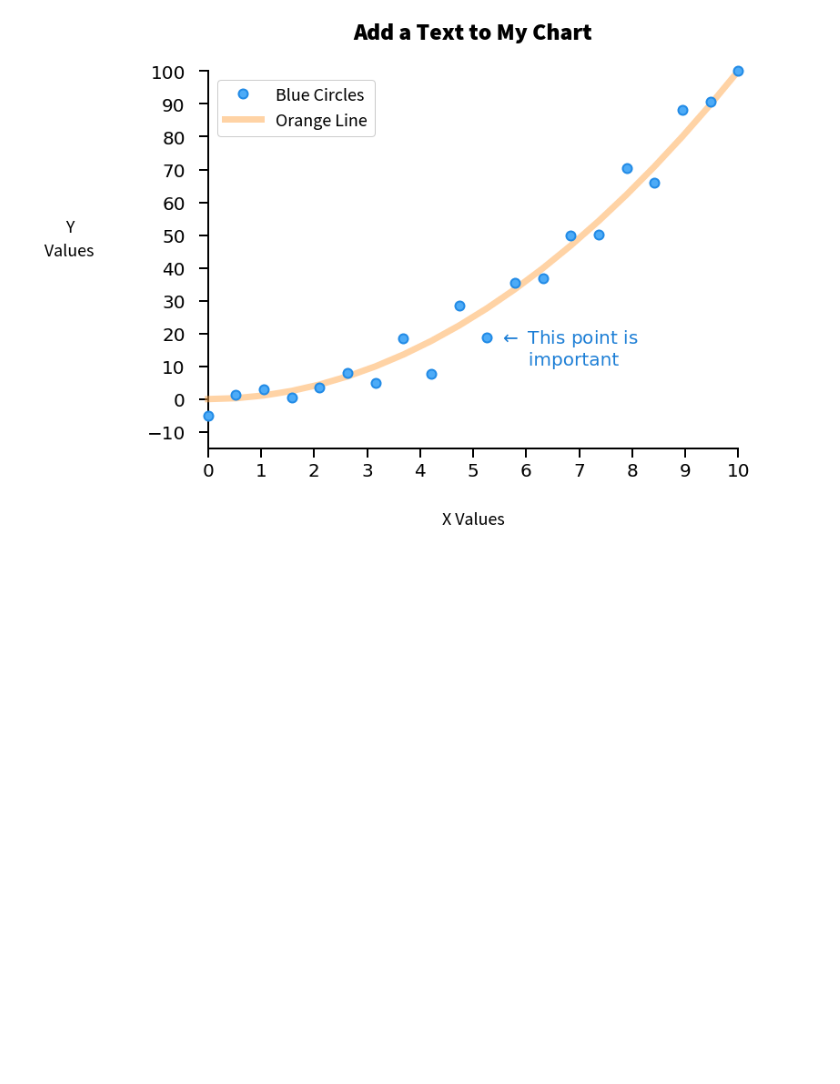
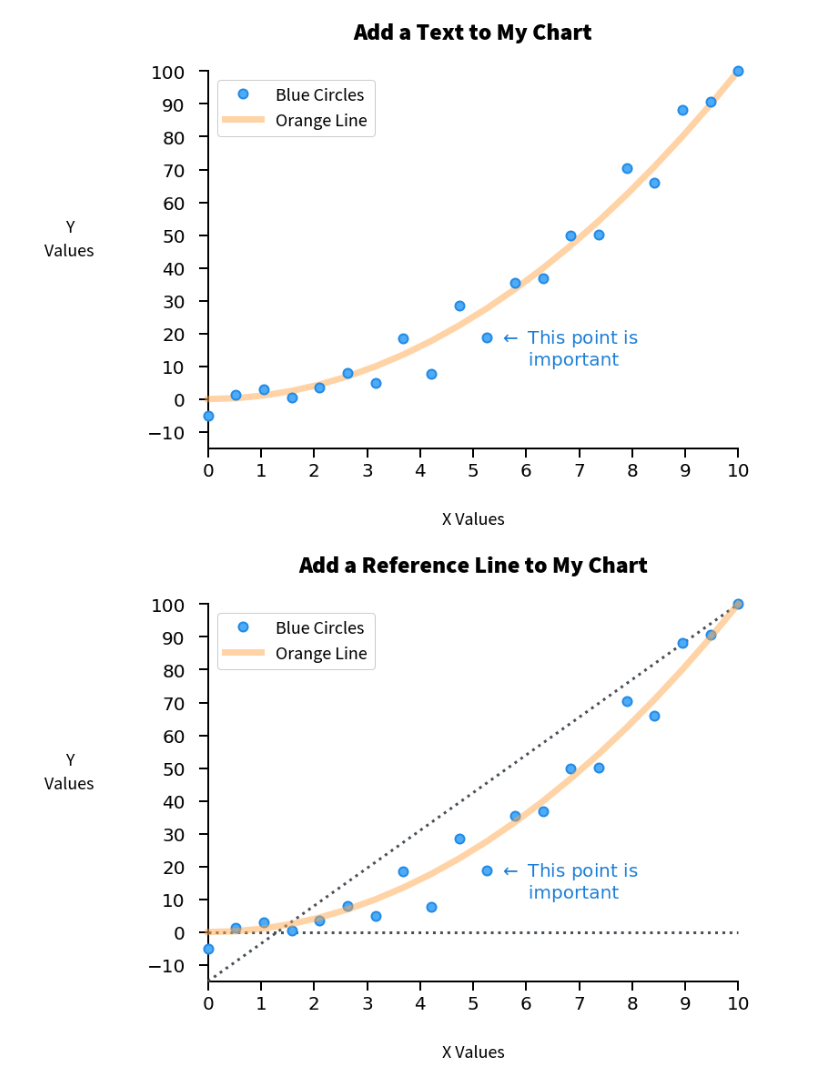
Before and after one commit to alexdsbreslav/quicklooks, a Jupyter notebook: legend.ipynb, the cells around one changed output. Cells and saved outputs as stored; diff of their text form; code cells hidden in the pictures; blank space fills up the shorter version.

Commit message:
reference lines

```diff
--- a/legend.ipynb
+++ b/legend.ipynb
@@ -126,3 +126,96 @@ quicklook.save_chart_to_computer(chart_name = 'text',
                                  print_confirmation=False);
 # %% [output]
 [figure]
+# %%
+# ---- create arbtrary data
+rng = np.random.RandomState(1)
+x_values = np.linspace(0,10,20)
+blue_y_values = [i**2+rng.randint(-10,10) for i in x_values]
+line_y_values = [i**2 for i in x_values]
+dotted_line_y_values = [(i+10)**2 for i in x_values]
+dotted_line_error = np.array([i**1.05 for i in x_values])
+
+# ---- create the chart skeleton
+chart_skeleton = quicklook.build_chart_skeleton(size = 'default',
+title = 'Add a Reference Line to My Chart',
+xlabel = 'X Values',
+ylabel = 'Y\nValues',
+x_min_max = (0,10), y_min_max = (-15,100),
+xtick_interval = 1, ytick_interval = 10,
+horizontal_gridlines_on = False,
+vertical_gridlines_on = False);
+
+# ---- add blue circles
+quicklook.add_scatter_plot(chart_skeleton,
+x = x_values,
+y = blue_y_values,
+x_error = None, #If no values, None
+y_error = None, #If no values, None
+color_name = 'blue', #['gray', 'red', 'pink', 'grape', 'violet', 'indigo', 'blue', 'cyan', 'teal', 'green', 'lime', 'yellow', 'orange']
+color_brightness = 'default', #['default', 'light', 'dark']
+marker_shape = 'o', #['o', '.', 'v', '^', 's', 'd', 'D', 'X', 'x']
+opacity = 1,
+label_for_legend = 'Blue Circles',
+layer_order = 2)
+
+# ---- add orange line
+quicklook.add_line_plot(chart_skeleton,
+x = x_values,
+y = line_y_values,
+y_error = None, #If no values, None
+color_name = 'orange', #['gray', 'red', 'pink', 'grape', 'violet', 'indigo', 'blue', 'cyan', 'teal', 'green', 'lime', 'yellow', 'orange']
+color_brightness = 'default', #['default', 'light', 'dark']
+linewidth = 7,
+linestyle = '-', #['-', '--', ':', '-.']
+marker_shape = 'None', #['None', 'o', '.', 'v', '^', 's', 'd', 'D', 'X', 'x']
+opacity = 0.5,
+label_for_legend = 'Orange Line',
+layer_order = 2)
+
+# ---- add text
+quicklook.add_text(chart_skeleton,
+text = '$\leftarrow$ This point is\n     important',
+color_name = 'blue', #['default','gray', 'red', 'pink', 'grape', 'violet', 'indigo', 'blue', 'cyan', 'teal', 'green', 'lime', 'yellow', 'orange']
+text_location_on_x_axis = 5.5,
+text_location_on_y_axis = 15.5,
+horizontal_align = 'left',
+vertical_align = 'center',
+box_around_text = False,
+layer_order = 2)
+
+# ---- add a horizontal reference line
+quicklook.add_reference_line(chart_skeleton,
+line_type = 'horizontal', #['horizontal','vertical','diagonal_up','diagonal_down']
+location = 0,
+color_name = 'gray', #['gray', 'red', 'pink', 'grape', 'violet', 'indigo', 'blue', 'cyan', 'teal', 'green', 'lime', 'yellow', 'orange']
+color_brightness = 'dark', #['default', 'light', 'dark']
+linewidth = 3,
+linestyle = ':', #['-', '--', ':', '-.']
+marker_shape = 'None', #['None', 'o', '.', 'v', '^', 's', 'd', 'D', 'X', 'x']
+opacity = 1,
+label_for_legend = '',
+layer_order = 1)
+
+# ---- add a diagonal reference line
+quicklook.add_reference_line(chart_skeleton,
+line_type = 'diagonal_up', #['horizontal','vertical','diagonal_up','diagonal_down']
+location = None,
+color_name = 'gray', #['gray', 'red', 'pink', 'grape', 'violet', 'indigo', 'blue', 'cyan', 'teal', 'green', 'lime', 'yellow', 'orange']
+color_brightness = 'dark', #['default', 'light', 'dark']
+linewidth = 3,
+linestyle = ':', #['-', '--', ':', '-.']
+marker_shape = 'None', #['None', 'o', '.', 'v', '^', 's', 'd', 'D', 'X', 'x']
+opacity = 1,
+label_for_legend = '',
+layer_order = 1)
+
+# ---- add legend
+quicklook.add_legend(chart_skeleton,
+legend_location = 'best', frame_around_legend=True);
+
+# ---- save plot
+quicklook.save_chart_to_computer(chart_name = 'ref_line',
+                                 path_to_folder_to_save_chart_in = os.path.join(os.path.abspath('images'), 'plots', 'legend'),
+                                 print_confirmation=False);
+# %% [output]
+[figure, added]
```
Also changed, not shown: 2 other files.
